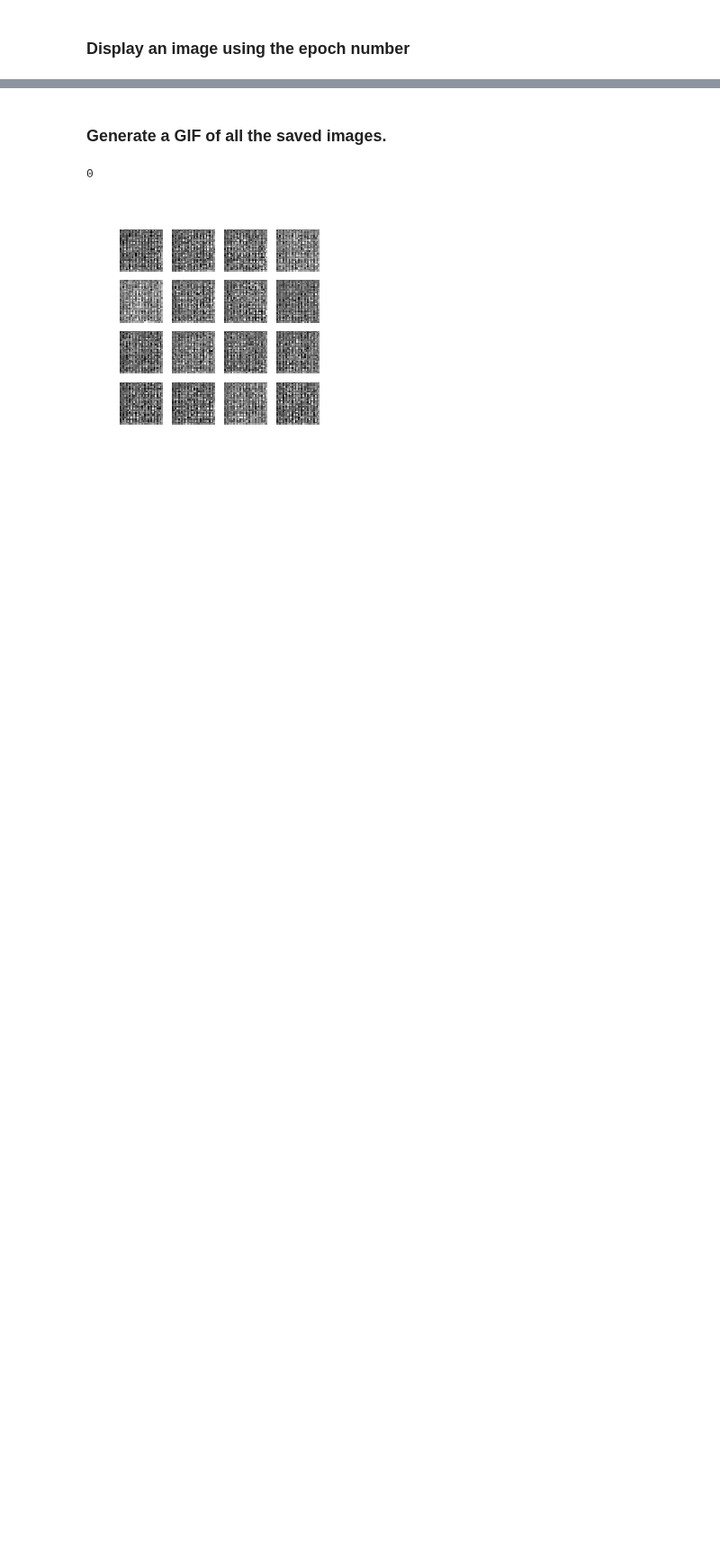
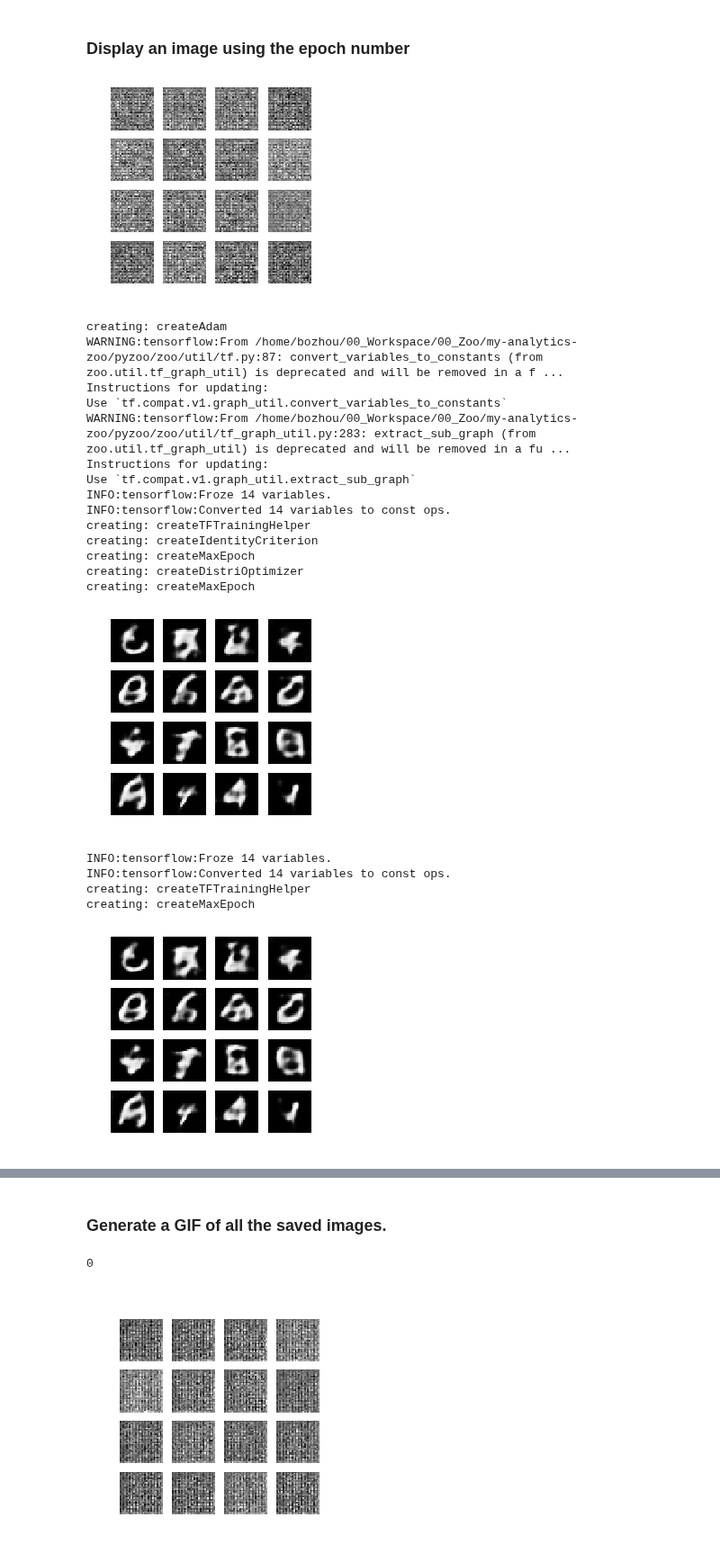
Before and after one commit to intel-analytics/zoo-tutorials, a Jupyter notebook: tensorflow/notebooks/cvae.ipynb, the cells around one changed output, grey strips where cells are left out. Shown at 90% size. Cells and saved outputs as stored; diff of their text form; code cells hidden in the pictures; blank space fills up the shorter version.

Commit message:
supported distributed training

```diff
--- a/tensorflow/notebooks/cvae.ipynb
+++ b/tensorflow/notebooks/cvae.ipynb
@@ -63,15 +64,15 @@ test_images[test_images < .5] = 0.
 # %%
 sc = init_nncontext()
-# train_rdd = sc.parallelize(train_images).zip(sc.parallelize(train_images))
-# test_rdd = sc.parallelize(test_images).zip(sc.parallelize(test_images))
-# train_dataset = TFDataset.from_rdd(train_rdd,
-#                                    features=(tf.float32, [28, 28, 1]),
-#                                    labels=(tf.float32, [28, 28, 1]),
-#                                    batch_size=280)
-# test_dataset = TFDataset.from_rdd(test_rdd,
-#                                   features=(tf.float32, [28, 28, 1]),
-#                                   labels=(tf.float32, [28, 28, 1]),
-#                                   batch_per_thread=280)
+train_rdd = sc.parallelize(train_images).zip(sc.parallelize(train_images))
+test_rdd = sc.parallelize(test_images).zip(sc.parallelize(test_images))
+train_dataset = TFDataset.from_rdd(train_rdd,
+                                   features=(tf.float32, [28, 28, 1]),
+                                   labels=(tf.float32, [28, 28, 1]),
+                                   batch_size=280)
+test_dataset = TFDataset.from_rdd(test_rdd,
+                                  features=(tf.float32, [28, 28, 1]),
+                                  labels=(tf.float32, [28, 28, 1]),
+                                  batch_per_thread=280)
 # %% [markdown]
 ## Wire up the generative and inference network with *tf.keras.Sequential*
 
@@ -195,4 +196,4 @@ def compute_loss(y_true, y_pred):
     logqz_x = log_normal_pdf(z, mean, logvar)
     return -tf.reduce_mean(logpx_z + logpz - logqz_x)
 
-optimizer = tf.train.AdamOptimizer(1e-4)
+optimizer = tf.train.AdamOptimizer(5e-3)
@@ -236,16 +235,3 @@ def generate_and_save_images(vae, epoch, test_input):
         plt.axis('off')
     plt.savefig('image_at_epoch_{:04d}.png'.format(epoch))
     plt.show()
-# %%
-generate_and_save_images(vae, 0, random_vector_for_generation)
-
-# Training model and record the generated image after each epoch
-for epoch in range(1, epochs + 1):
-    # vae.model.fit(train_dataset,
-    #               epochs=1,
-    #               distributed=True)
-    vae.model.fit(train_images,
-                  train_images,
-                  batch_size=32,
-                  epochs=1)
-    generate_and_save_images(vae, epoch, random_vector_for_generation)
@@ -272,2 +238,31 @@ Epoch 1/1
 # %% [markdown]
 ### Display an image using the epoch number
+# %%
+generate_and_save_images(vae, 0, random_vector_for_generation)
+for epoch in range(1, epochs + 1):
+    vae.model.fit(train_dataset,
+                  epochs=1,
+                  distributed=True)
+    generate_and_save_images(vae, epoch, random_vector_for_generation)
+# %% [output]
+[figure, added]
+creating: createAdam
+WARNING:tensorflow:From /home/bozhou/00_Workspace/00_Zoo/my-analytics-zoo/pyzoo/zoo/util/tf.py:87: convert_variables_to_constants (from zoo.util.tf_graph_util) is deprecated and will be removed in a f ...
+Instructions for updating:
+Use `tf.compat.v1.graph_util.convert_variables_to_constants`
+WARNING:tensorflow:From /home/bozhou/00_Workspace/00_Zoo/my-analytics-zoo/pyzoo/zoo/util/tf_graph_util.py:283: extract_sub_graph (from zoo.util.tf_graph_util) is deprecated and will be removed in a fu ...
+Instructions for updating:
+Use `tf.compat.v1.graph_util.extract_sub_graph`
+INFO:tensorflow:Froze 14 variables.
+INFO:tensorflow:Converted 14 variables to const ops.
+creating: createTFTrainingHelper
+creating: createIdentityCriterion
+creating: createMaxEpoch
+creating: createDistriOptimizer
+creating: createMaxEpoch
+[figure, added]
+INFO:tensorflow:Froze 14 variables.
+INFO:tensorflow:Converted 14 variables to const ops.
+creating: createTFTrainingHelper
+creating: createMaxEpoch
+[figure, added]
```
Also changed, not shown: parts of 12 cells of this notebook.
